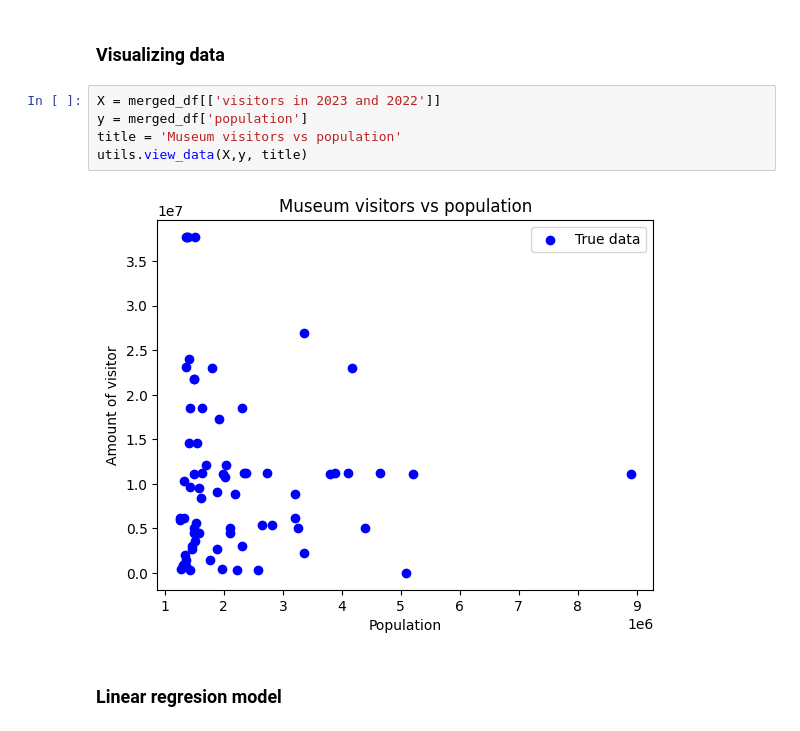
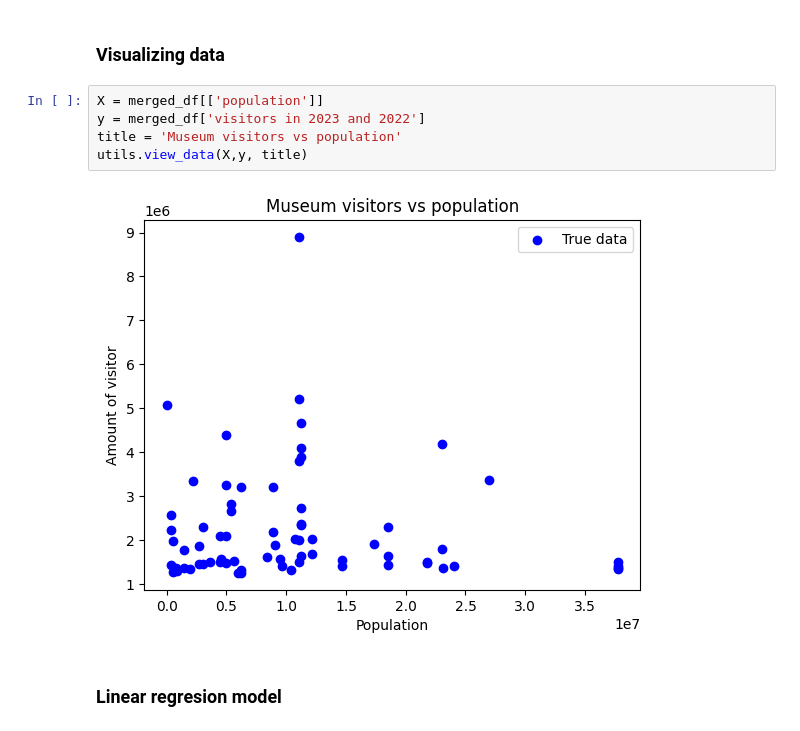
Before and after one commit to justinstarnaud/Ivado-Labs, a Jupyter notebook: mvp.ipynb, the cells around one changed output. Drawn from its saved outputs; the diff is of its cells as text.

```diff
--- a/mvp.ipynb
+++ b/mvp.ipynb
@@ -100,12 +100,12 @@ merged_df.head(50)
 # %% [markdown]
 ### Visualizing data
 # %%
-X = merged_df[['visitors in 2023 and 2022']]
-y = merged_df['population']
+X = merged_df[['population']]
+y = merged_df['visitors in 2023 and 2022']
 title = 'Museum visitors vs population'
 utils.view_data(X,y, title)
 # %% [output]
-[figure, old version]
+[figure, new version]
 # %% [markdown]
 ### Linear regresion model
 # %%
```
Also changed, not shown: parts of 5 cells of this notebook, 3 other files.
